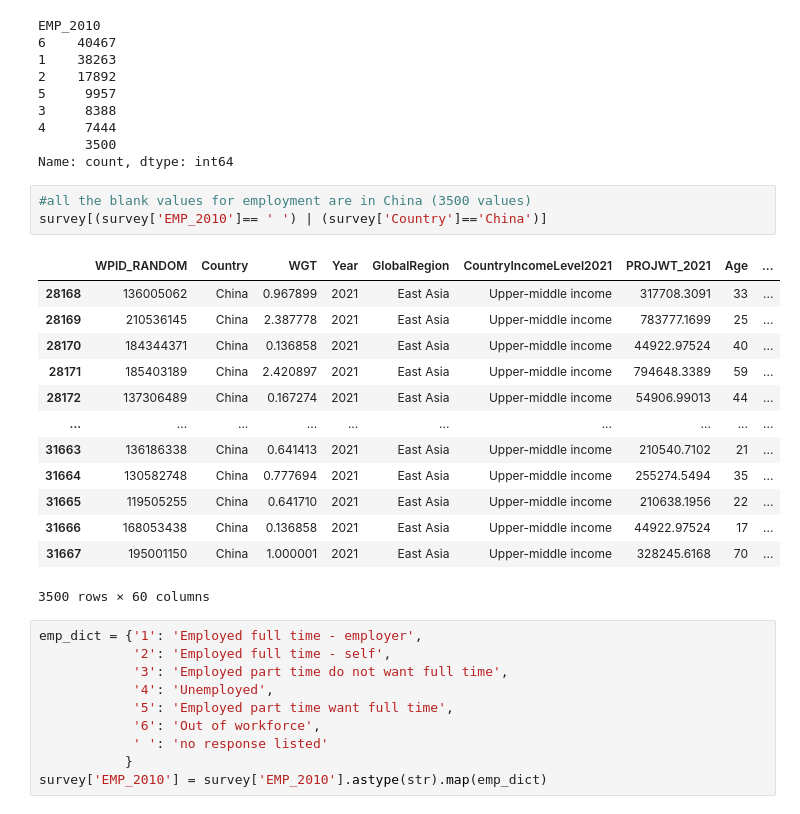
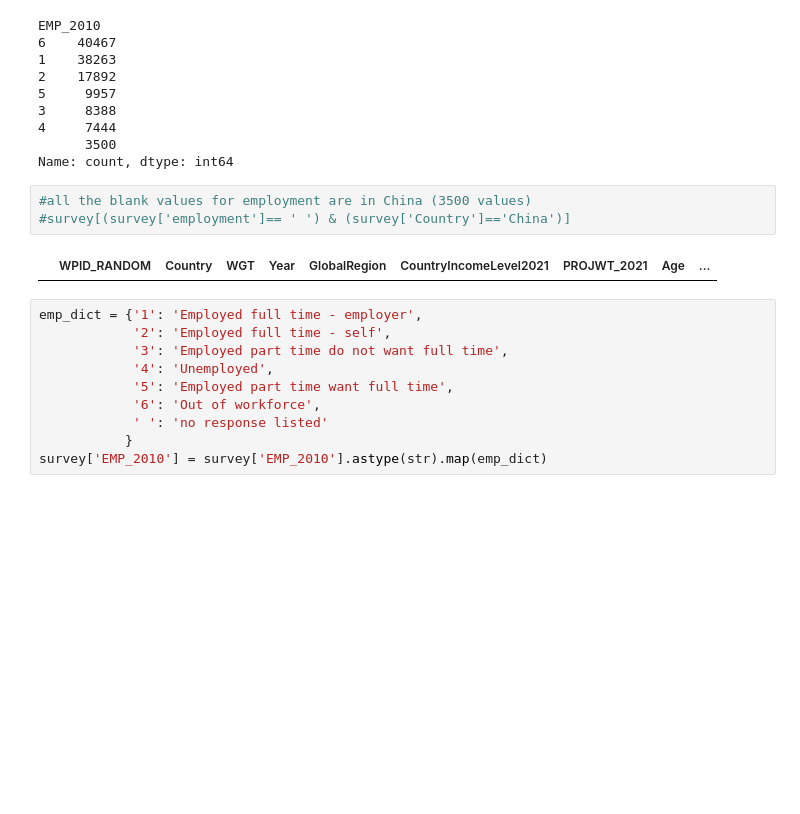
Before and after one commit to eemchadwick/natural_disasters, a Jupyter notebook: notebooks/natural disasters.ipynb, the cells around one changed output. Saved outputs shown, nothing was run; the diff lists cells and outputs as text; blank space fills up the shorter version.

```diff
--- a/notebooks/natural disasters.ipynb
+++ b/notebooks/natural disasters.ipynb
@@ -358,21 +358,9 @@ EMP_2010
 Name: count, dtype: int64
 # %%
 #all the blank values for employment are in China (3500 values)
-survey[(survey['EMP_2010']== ' ') | (survey['Country']=='China')]
+#survey[(survey['employment']== ' ') & (survey['Country']=='China')]
 # %% [output]
 |  | WPID_RANDOM | Country | WGT | Year | GlobalRegion | CountryIncomeLevel2021 | PROJWT_2021 | Age | ... |
-| 28168 | 136005062 | China | 0.967899 | 2021 | East Asia | Upper-middle income | 317708.3091 | 33 | ... |
-| 28169 | 210536145 | China | 2.387778 | 2021 | East Asia | Upper-middle income | 783777.1699 | 25 | ... |
-| 28170 | 184344371 | China | 0.136858 | 2021 | East Asia | Upper-middle income | 44922.97524 | 40 | ... |
-| 28171 | 185403189 | China | 2.420897 | 2021 | East Asia | Upper-middle income | 794648.3389 | 59 | ... |
-| 28172 | 137306489 | China | 0.167274 | 2021 | East Asia | Upper-middle income | 54906.99013 | 44 | ... |
-| ... | ... | ... | ... | ... | ... | ... | ... | ... | ... |
-| 31663 | 136186338 | China | 0.641413 | 2021 | East Asia | Upper-middle income | 210540.7102 | 21 | ... |
-| 31664 | 130582748 | China | 0.777694 | 2021 | East Asia | Upper-middle income | 255274.5494 | 35 | ... |
-| 31665 | 119505255 | China | 0.641710 | 2021 | East Asia | Upper-middle income | 210638.1956 | 22 | ... |
-| 31666 | 168053438 | China | 0.136858 | 2021 | East Asia | Upper-middle income | 44922.97524 | 17 | ... |
-| 31667 | 195001150 | China | 1.000001 | 2021 | East Asia | Upper-middle income | 328245.6168 | 70 | ... |
-3500 rows × 60 columns
 # %%
 emp_dict = {'1': 'Employed full time - employer',
             '2': 'Employed full time - self',
```
Also changed, not shown: parts of 49 cells of this notebook, 1 other file.
